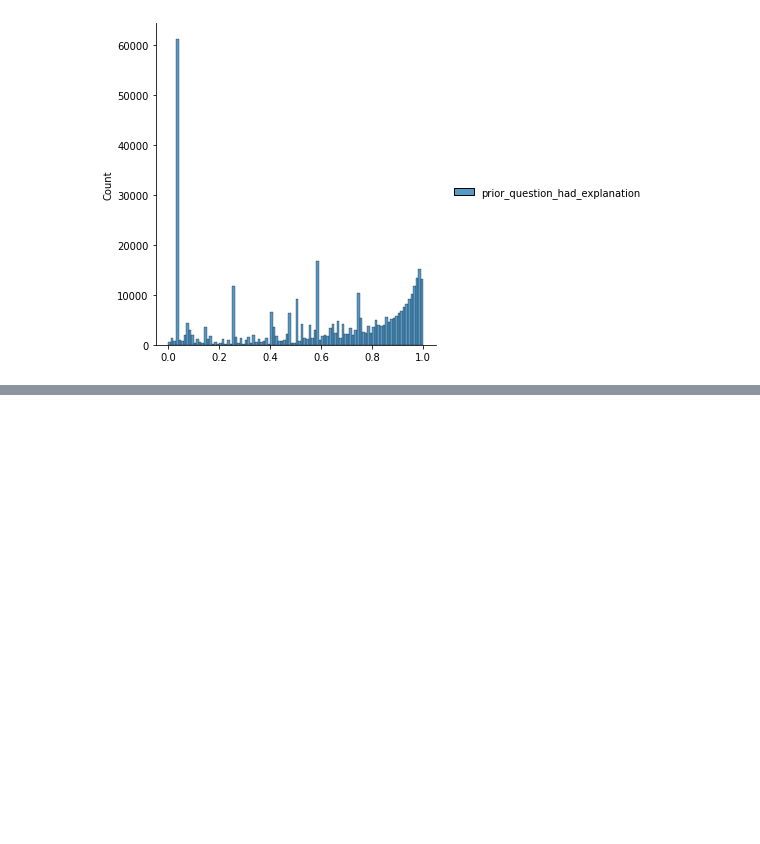
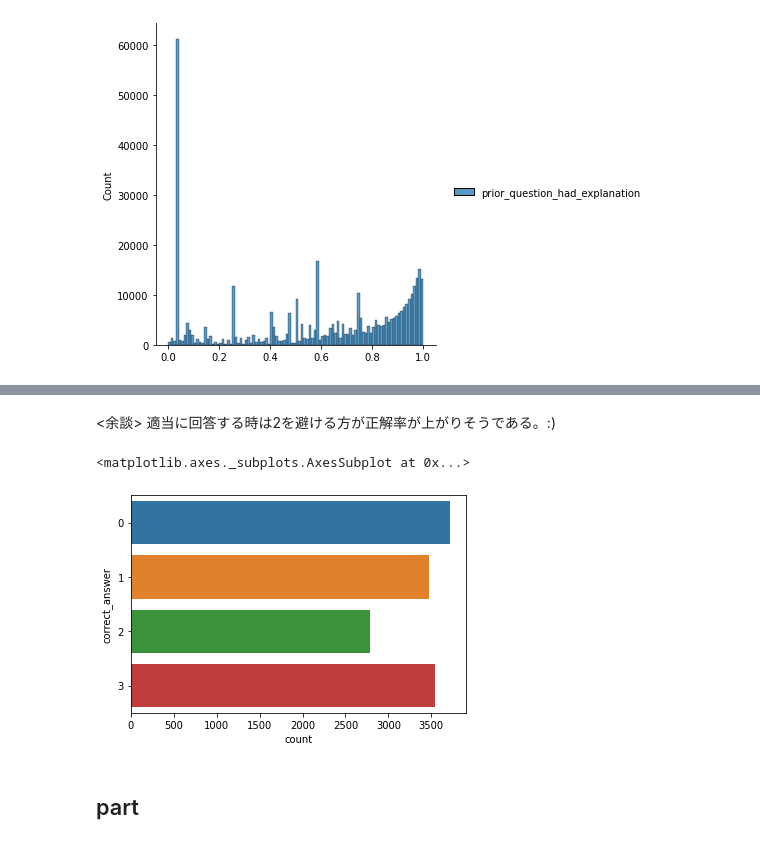
Before and after one commit to takamotoki/dic_graduation_project, a Jupyter notebook: code/Riiid_EDA.ipynb, the cells around one changed output, grey strips where cells are left out. Saved outputs shown, nothing was run; the diff lists cells and outputs as text; code cells hidden in the pictures; blank space fills up the shorter version.

```diff
--- a/code/Riiid_EDA.ipynb
+++ b/code/Riiid_EDA.ipynb
@@ -504,0 +589,10 @@ plt.show()
+# %% [markdown]
+<余談>
+適当に回答する時は2を避ける方が正解率が上がりそうである。:)
+# %%
+sns.countplot(y="correct_answer", data=questions)
+# %% [output]
+<matplotlib.axes._subplots.AxesSubplot at 0x...>
+[figure, added]
+# %% [markdown]
+## part ##
```
Also changed, not shown: parts of 59 cells of this notebook.
